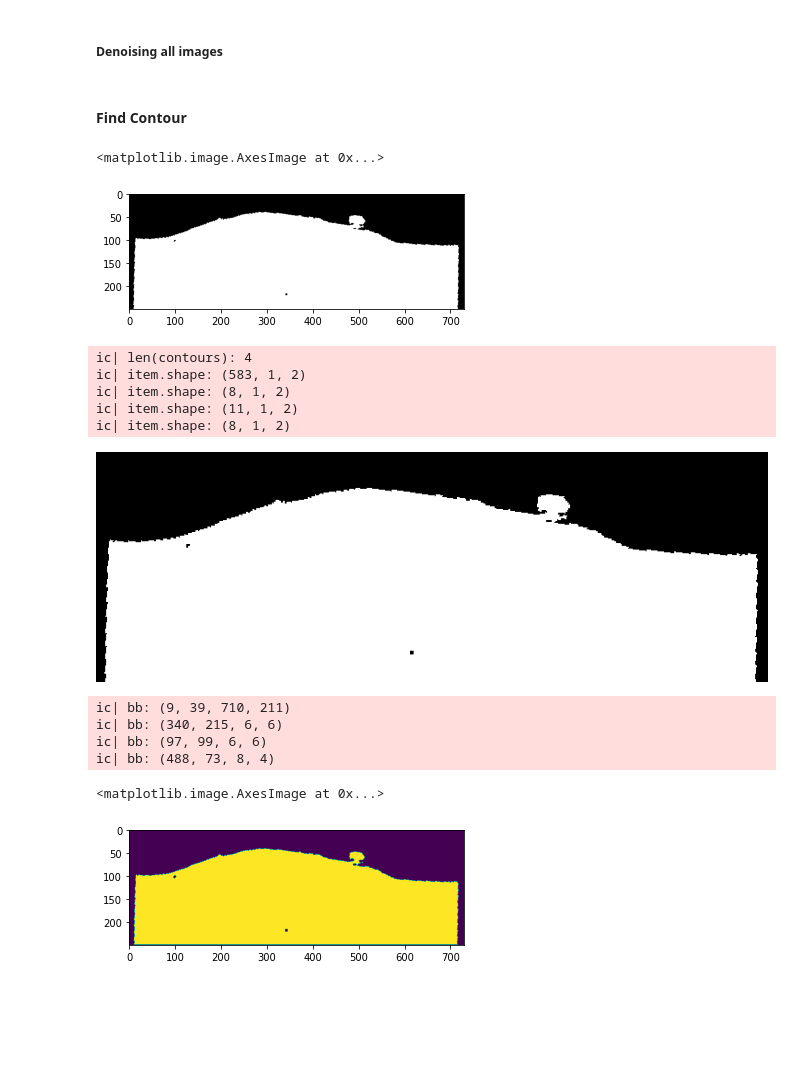
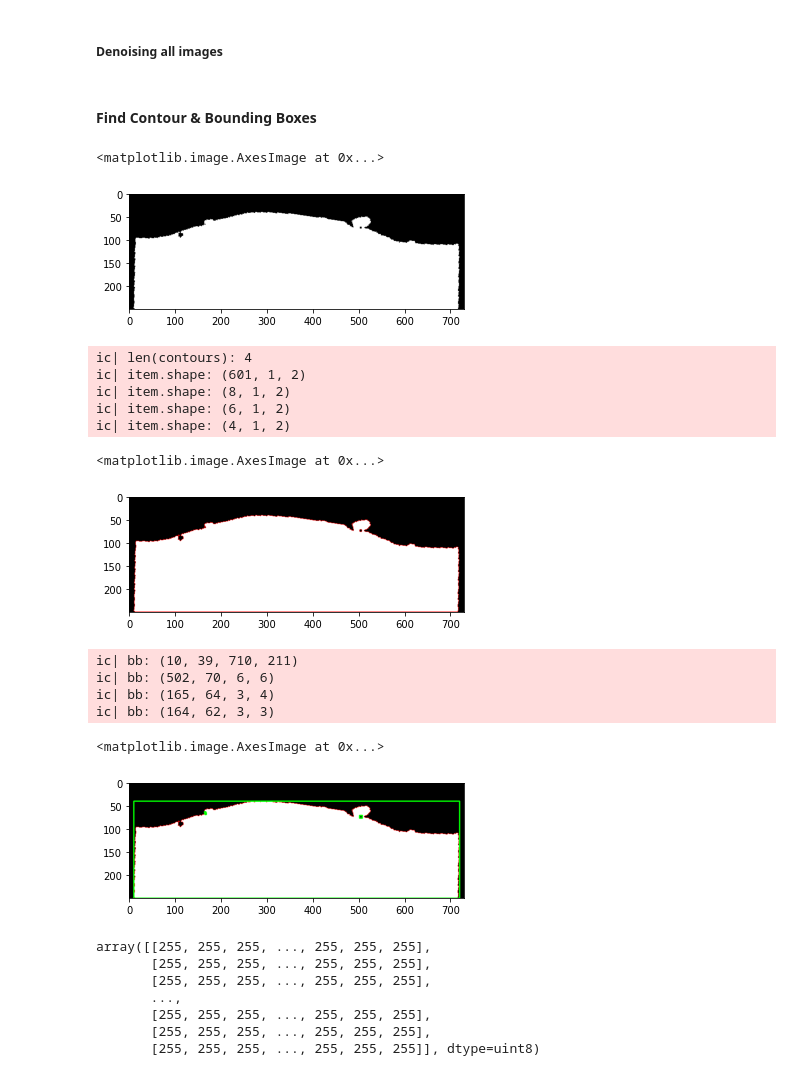
Before and after one commit to Xiaoyang-Song/DCCA-Image-Spectrum-Matching, a Jupyter notebook: image_processing/image_processing.ipynb, the cells around one changed output. Drawn from its saved outputs; the diff is of its cells as text; code cells hidden in the pictures; blank space fills up the shorter version.

Commit message:
update image processing

```diff
--- a/image_processing/image_processing.ipynb
+++ b/image_processing/image_processing.ipynb
@@ -94,49 +94,62 @@ if process:
         Image.fromarray(thresh1).save('../Data/processed/' + i)
 assert len(os.listdir("../Data/processed/")) == len(image_addr_list)
 # %% [markdown]
-#### Find Contour
+#### Find Contour & Bounding Boxes
 # %%
 path = "../Data/processed/"
 image_addr_list = os.listdir(path)
-sample_addr = image_addr_list[100]
+sample_addr = image_addr_list[250]
 full_path = os.path.join(path, sample_addr)
 imgobj = Image.open(full_path).convert('RGB')
 # Show original images
-img = np.asarray(imgobj)
-plt.imshow(img)
+raw_img = np.asarray(imgobj)
+plt.imshow(raw_img)
 # %% [output]
 <matplotlib.image.AxesImage at 0x...>
-[figure, old version]
+[figure, new version]
 # %%
 import cv2 as cv
-img = cv.cvtColor(img,cv.COLOR_BGR2GRAY)
-contours, hierarchy = cv.findContours(img,cv.RETR_TREE,cv.CHAIN_APPROX_SIMPLE)
+img0 = cv.cvtColor(raw_img,cv.COLOR_BGR2GRAY)
+contours, hierarchy = cv.findContours(img0,cv.RETR_TREE,cv.CHAIN_APPROX_SIMPLE)
 # %%
 ic(len(contours))
 for item in contours:
     ic(item.shape)
-img0 = np.asarray(img)
 # plt.imshow(Image.fromarray(cv.drawContours(img0, contours,-1,(255,0,0),1)))
-Image.fromarray(cv.drawContours(img0, contours,-1,(255,0,0),1))
+contour_img = Image.fromarray(cv.drawContours(raw_img, contours,-1,(255,0,0),1))
+plt.imshow(contour_img)
 # %% [output]
 ic| len(contours): 4
-ic| item.shape: (583, 1, 2)
+ic| item.shape: (601, 1, 2)
 ic| item.shape: (8, 1, 2)
-ic| item.shape: (11, 1, 2)
-ic| item.shape: (8, 1, 2)
+ic| item.shape: (6, 1, 2)
+ic| item.shape: (4, 1, 2)
+<matplotlib.image.AxesImage at 0x...>
-[figure, old version]
+[figure, new version]
 # %%
+p = []
 for item in contours:
     bb = cv.boundingRect(item)
     ic(bb)
     x,y,w,h = bb
+    p.append(Image.fromarray(cv.rectangle(raw_img,(x,y),(x+w,y+h),(0,255,0),2)))
+# Plot
+plt.imshow(raw_img)
 # %% [output]
-ic| bb: (9, 39, 710, 211)
-ic| bb: (340, 215, 6, 6)
-ic| bb: (97, 99, 6, 6)
-ic| bb: (488, 73, 8, 4)
+ic| bb: (10, 39, 710, 211)
+ic| bb: (502, 70, 6, 6)
+ic| bb: (165, 64, 3, 4)
+ic| bb: (164, 62, 3, 3)
+<matplotlib.image.AxesImage at 0x...>
+[figure, added]
-# %%
-plt.imshow(img)
-# %% [output]
-<matplotlib.image.AxesImage at 0x...>
-[figure, removed]
+# %%
+mask = np.ones(raw_img.shape[:2],dtype=np.uint8) * 255
+cv.drawContours(mask, [contours[1]], -1, (0,255,255), -1)
+# %% [output]
+array([[255, 255, 255, ..., 255, 255, 255],
+       [255, 255, 255, ..., 255, 255, 255],
+       [255, 255, 255, ..., 255, 255, 255],
+       ...,
+       [255, 255, 255, ..., 255, 255, 255],
+       [255, 255, 255, ..., 255, 255, 255],
+       [255, 255, 255, ..., 255, 255, 255]], dtype=uint8)
```
Also changed, not shown: parts of 3 cells of this notebook, 1 other file.
